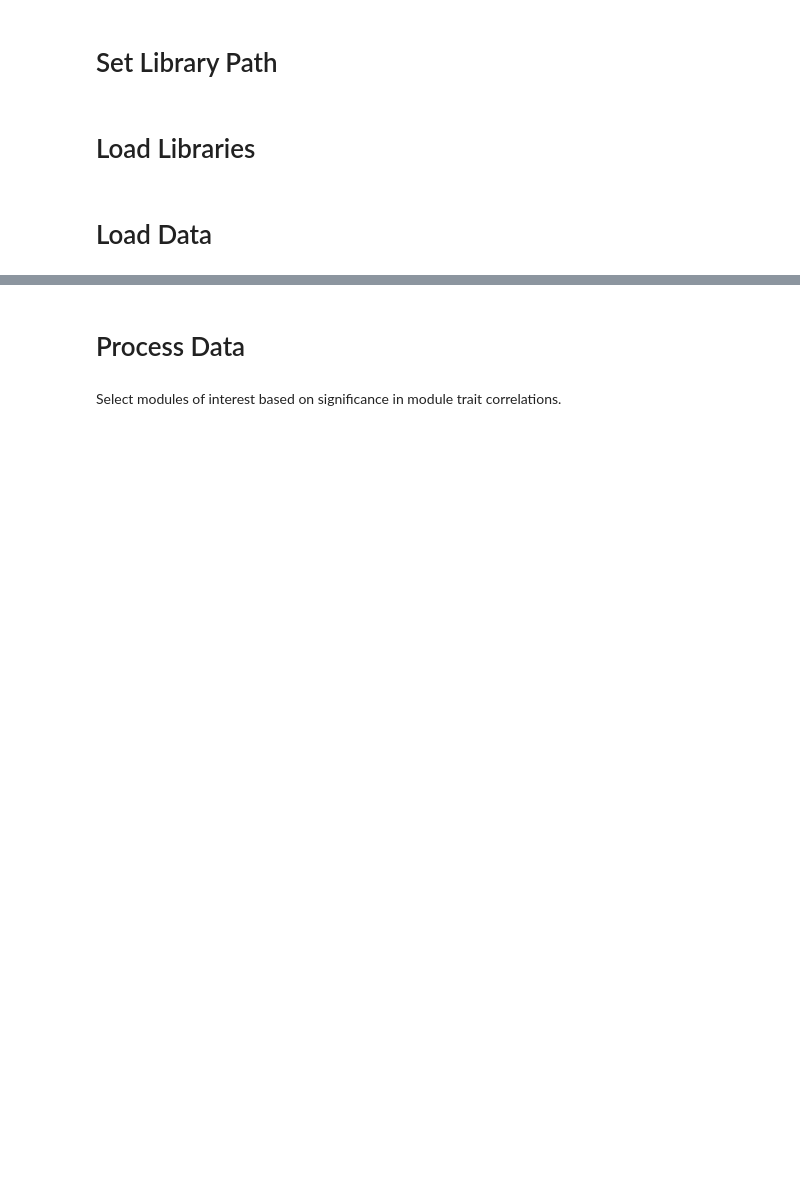
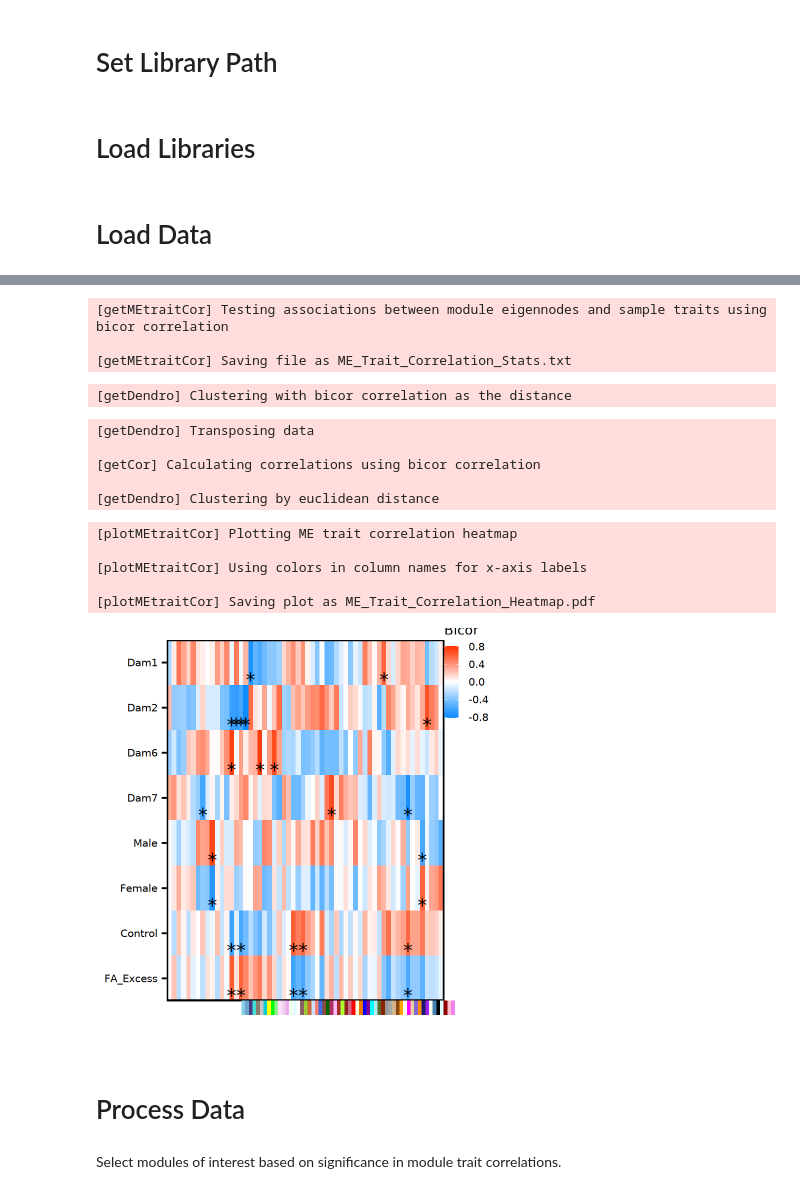
Before and after one commit to vhaghani26/Mouse_FAE_RNAseq_WGBS, a Jupyter notebook: wgbs/Comethyl_Results/02_Kostas_Comethyl.ipynb, the cells around one changed output, grey strips where cells are left out. Cells and saved outputs as stored; diff of their text form; code cells hidden in the pictures; blank space fills up the shorter version.

Commit message:
fail spectacularly at filtering the heatmap

```diff
--- a/wgbs/Comethyl_Results/02_Kostas_Comethyl.ipynb
+++ b/wgbs/Comethyl_Results/02_Kostas_Comethyl.ipynb
@@ -23,0 +33,36 @@ regions <- modules$regions
+# %%
+# Test correlations between module eigennodes and sample traits
+MEtraitCor <- getMEtraitCor(MEs, colData = colData, corType = "bicor",
+                            file = "ME_Trait_Correlation_Stats.txt")
+# %% [output]
+[getMEtraitCor] Testing associations between module eigennodes and sample traits using bicor correlation
+
+[getMEtraitCor] Saving file as ME_Trait_Correlation_Stats.txt
+# %%
+# Module dendrogram
+moduleDendro <- getDendro(MEs, distance = "bicor")
+# %% [output]
+[getDendro] Clustering with bicor correlation as the distance
+# %%
+# Trait dendrogram with error handling
+traitDendro <- tryCatch({
+  getCor(MEs, y = colData, corType = "bicor", robustY = FALSE) %>%
+    getDendro(transpose = TRUE)
+}, error = function(e) {
+  cat("Bicor failed for trait dendrogram, trying pearson correlation...\n")
+  getCor(MEs, y = colData, corType = "pearson") %>%
+    getDendro(transpose = TRUE)
+})
+# %% [output]
+[getDendro] Transposing data
+
+[getCor] Calculating correlations using bicor correlation
+
+[getDendro] Clustering by euclidean distance
+# %%
+# Sort Variables
+sorted_trait_order <- traitDendro$order[order(traitDendro$order)]
+
+# Get the corresponding module labels based on the order
+module_order <- moduleDendro$order
+ordered_module_labels <- moduleDendro$labels[module_order]
@@ -24,3 +76,16 @@ regions <- modules$regions
+# %%
+# ME-trait correlation heatmap
+plotMEtraitCor(MEtraitCor, moduleOrder = moduleDendro$order,
+               traitOrder = sorted_trait_order,
+               colColorMargins = c(-2.5, 4.2, 2.7, 11.25),
+               file = "ME_Trait_Correlation_Heatmap.pdf")
+# %% [output]
+[plotMEtraitCor] Plotting ME trait correlation heatmap
+
+[plotMEtraitCor] Using colors in column names for x-axis labels
+
+[plotMEtraitCor] Saving plot as ME_Trait_Correlation_Heatmap.pdf
+[figure, added]
 # %% [markdown]
 # Process Data
 # %% [markdown]
```
Also changed, not shown: parts of 26 cells of this notebook.
